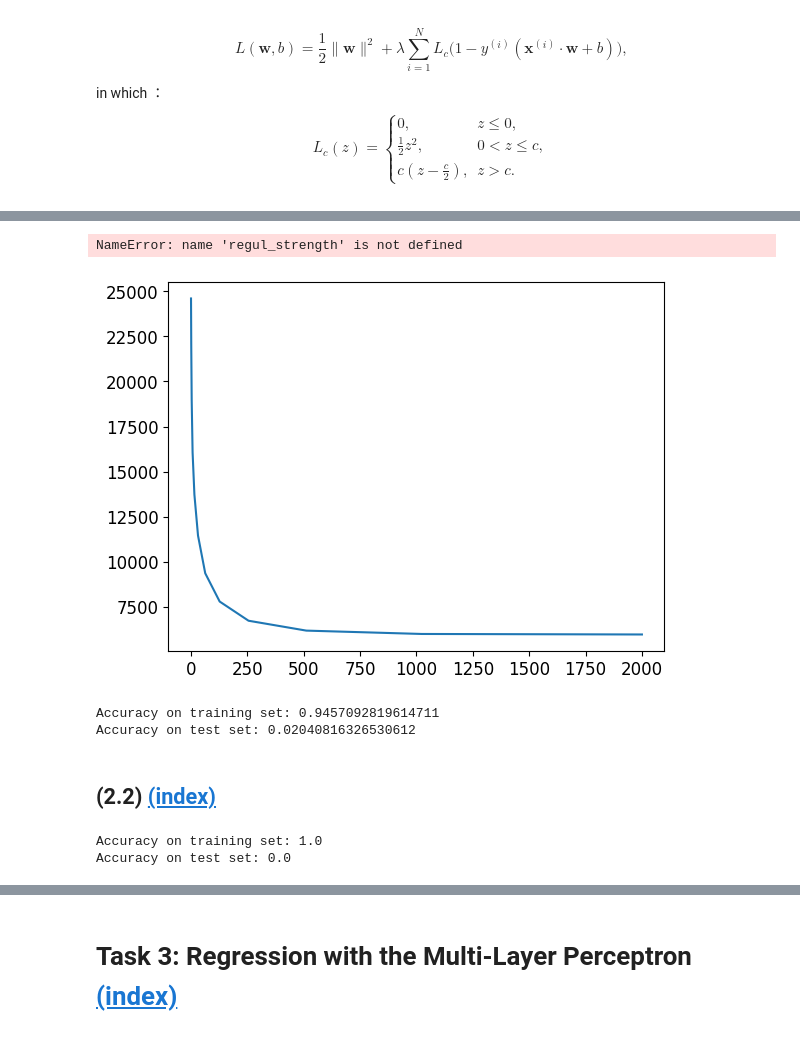
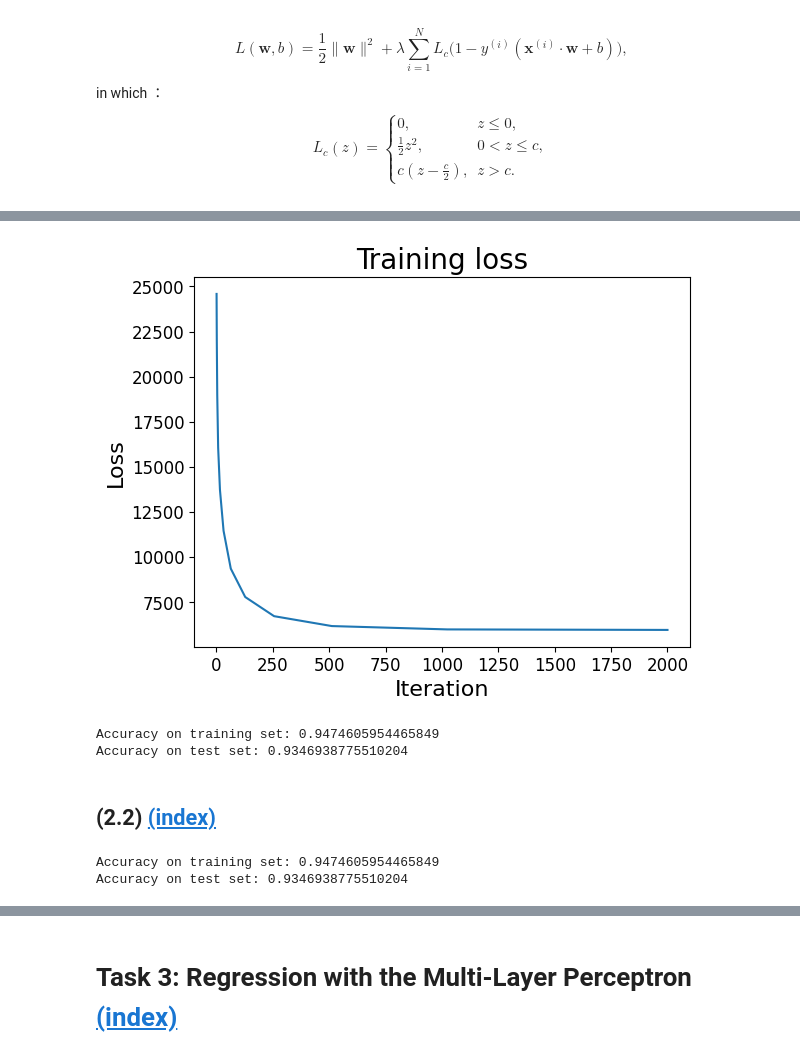
Before and after one commit to SequorIkkyu/MATH60026---Methods-for-Data-Science, a Jupyter notebook: Coursework1/CID_Coursework1.ipynb, the cells around one changed output, grey strips where cells are left out. Saved outputs shown, nothing was run; the diff lists cells and outputs as text; code cells hidden in the pictures.

```diff
--- a/Coursework1/CID_Coursework1.ipynb
+++ b/Coursework1/CID_Coursework1.ipynb
@@ -953,11 +1059,17 @@ def standardise(X, X_train_=None):
 
     return X_std
 # %%
+X_train = X_train_origin.copy()
+X_test = X_test_origin.copy()
+
+y_train = y_train_origin.copy()
+y_test = y_test_origin.copy()
+
 y_train[y_train_origin==0] = 1
 y_train[y_train_origin!=0] = -1
 
-
-
+y_test[y_test_origin==0] = 1
+y_test[y_test_origin!=0] = -1
 # We standardise both training and test sets
 X_train_std = standardise(X_train) ## <-- SOLUTION
 X_test_std = standardise(X_test, X_train) ## <-- SOLUTION
@@ -1182,13 +1284,12 @@ Iteration: 2000, Loss: 5976.772664
 Training finished.
 # %%
 plt.plot(iterations, loss_history)
-plt.title(f'Training loss for $\lambda$={regul_strength}')
+plt.title(f'Training loss')
 plt.xlabel('Iteration')
 plt.ylabel('Loss')
 plt.show()
 # %% [output]
-NameError: name 'regul_strength' is not defined
-[figure, old version]
+[figure, new version]
 # %%
 ## EDIT THIS FUNCTION
 def score(w, X, y):
@@ -1212,5 +1313,5 @@ def score(w, X, y):
 print('Accuracy on training set: {}'.format(score(w, X_train_intercept, y_train)))
 print('Accuracy on test set: {}'.format(score(w, X_test_intercept, y_test)))
 # %% [output]
-Accuracy on training set: 0.9457092819614711
-Accuracy on test set: 0.02040816326530612
+Accuracy on training set: 0.9474605954465849
+Accuracy on test set: 0.9346938775510204
@@ -1240,8 +1350,8 @@ def score(w, X, y):
 print('Accuracy on training set: {}'.format(score(w, X_train_intercept, y_train)))
 print('Accuracy on test set: {}'.format(score(w, X_test_intercept, y_test)))
 # %% [output]
-Accuracy on training set: 1.0
-Accuracy on test set: 0.0
+Accuracy on training set: 0.9474605954465849
+Accuracy on test set: 0.9346938775510204
 # %%
 def cross_val_split(num_samples, num_folds):
     """
```
Also changed, not shown: parts of 10 cells of this notebook.
